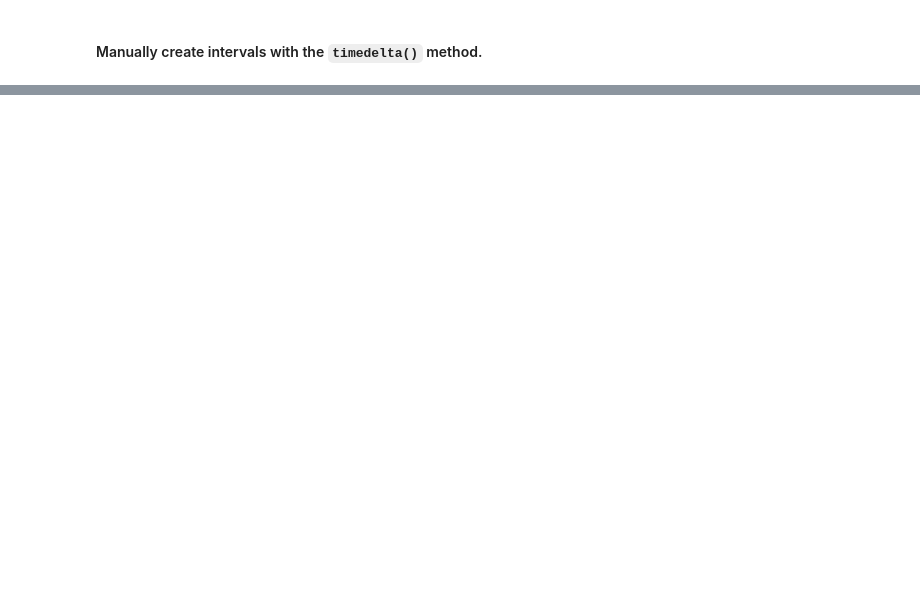
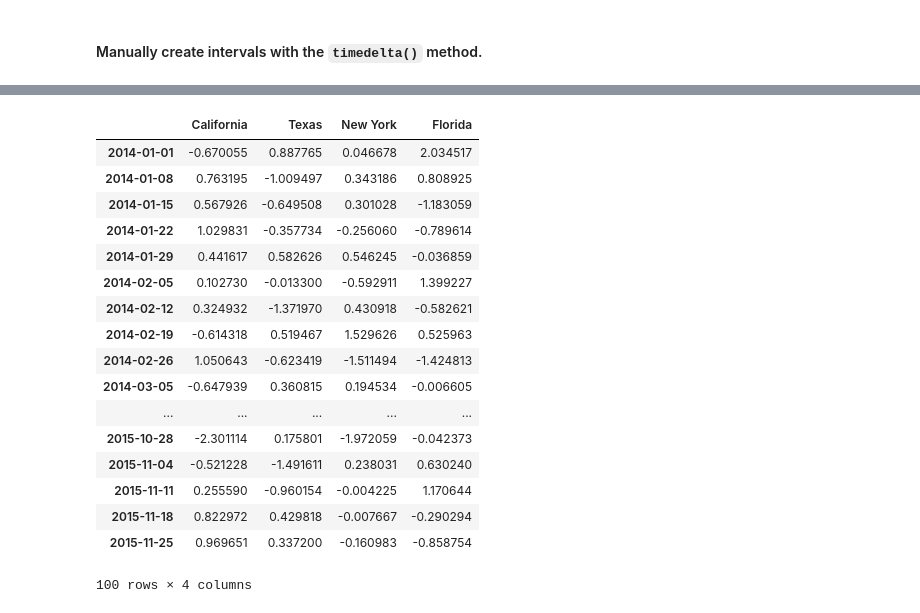
Before and after one commit to cvanderbush/time_series, a Jupyter notebook: time_series.ipynb, the cells around one changed output, grey strips where cells are left out. Cells and saved outputs as stored; diff of their text form; code cells hidden in the pictures; blank space fills up the shorter version.

```diff
--- a/time_series.ipynb
+++ b/time_series.ipynb
@@ -162,0 +541,3 @@ datetime.datetime(2017, 7, 13, 0, 0)
+# %%
+dates = pd.date_range('1/1/2014', periods=100, freq='W-WED')
+dates
@@ -162,0 +562,23 @@ datetime.datetime(2017, 7, 13, 0, 0)
+# %%
+long_df = pd.DataFrame(np.random.randn(100,4), columns=['California', 'Texas', 'New York', 'Florida'], index=dates)
+# %%
+long_df
+# %% [output]
+|  | California | Texas | New York | Florida |
+| 2014-01-01 | -0.670055 | 0.887765 | 0.046678 | 2.034517 |
+| 2014-01-08 | 0.763195 | -1.009497 | 0.343186 | 0.808925 |
+| 2014-01-15 | 0.567926 | -0.649508 | 0.301028 | -1.183059 |
+| 2014-01-22 | 1.029831 | -0.357734 | -0.256060 | -0.789614 |
+| 2014-01-29 | 0.441617 | 0.582626 | 0.546245 | -0.036859 |
+| 2014-02-05 | 0.102730 | -0.013300 | -0.592911 | 1.399227 |
+| 2014-02-12 | 0.324932 | -1.371970 | 0.430918 | -0.582621 |
+| 2014-02-19 | -0.614318 | 0.519467 | 1.529626 | 0.525963 |
+| 2014-02-26 | 1.050643 | -0.623419 | -1.511494 | -1.424813 |
+| 2014-03-05 | -0.647939 | 0.360815 | 0.194534 | -0.006605 |
+| ... | ... | ... | ... | ... |
+| 2015-10-28 | -2.301114 | 0.175801 | -1.972059 | -0.042373 |
+| 2015-11-04 | -0.521228 | -1.491611 | 0.238031 | 0.630240 |
+| 2015-11-11 | 0.255590 | -0.960154 | -0.004225 | 1.170644 |
+| 2015-11-18 | 0.822972 | 0.429818 | -0.007667 | -0.290294 |
+| 2015-11-25 | 0.969651 | 0.337200 | -0.160983 | -0.858754 |
+100 rows × 4 columns
```
Also changed, not shown: parts of 107 cells of this notebook.
